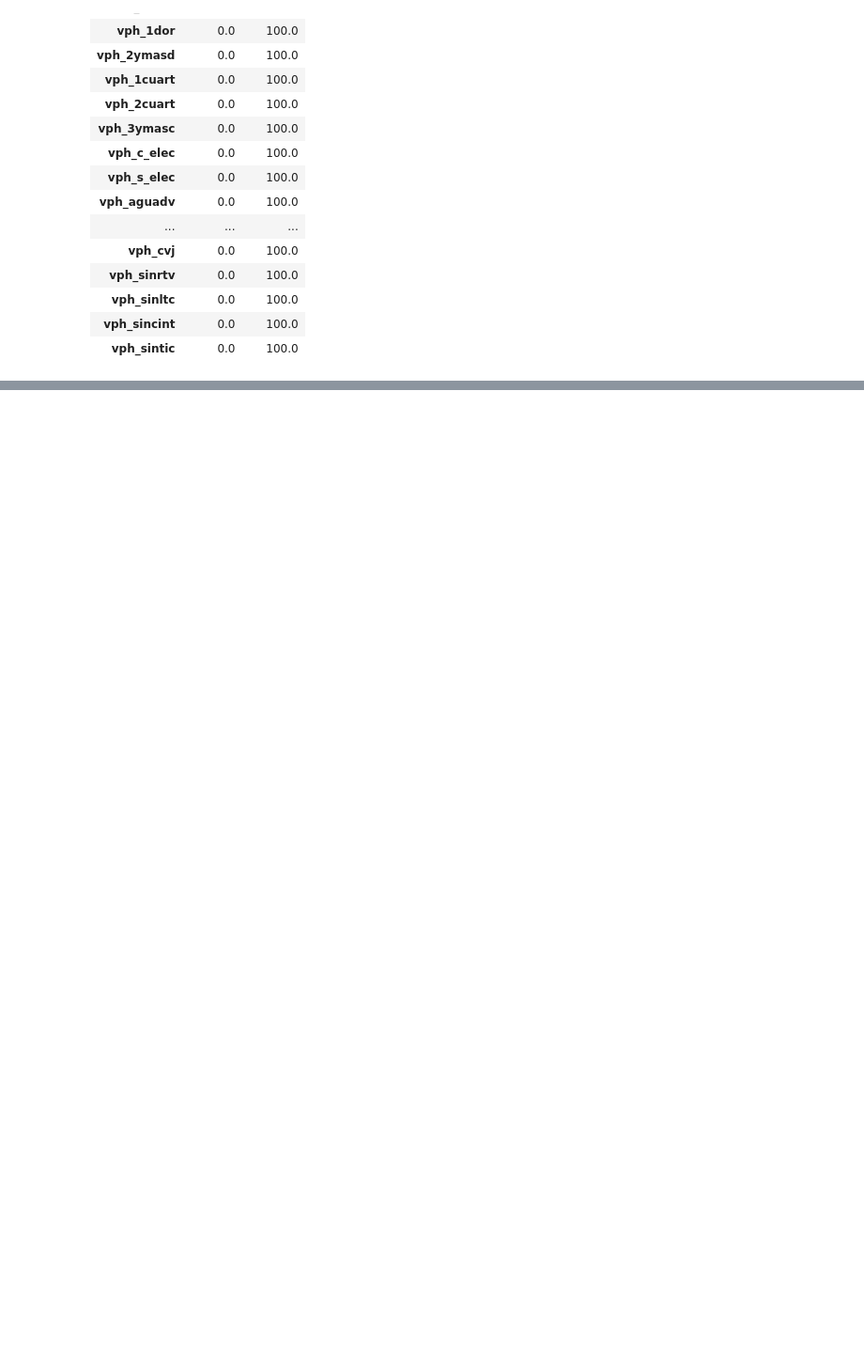
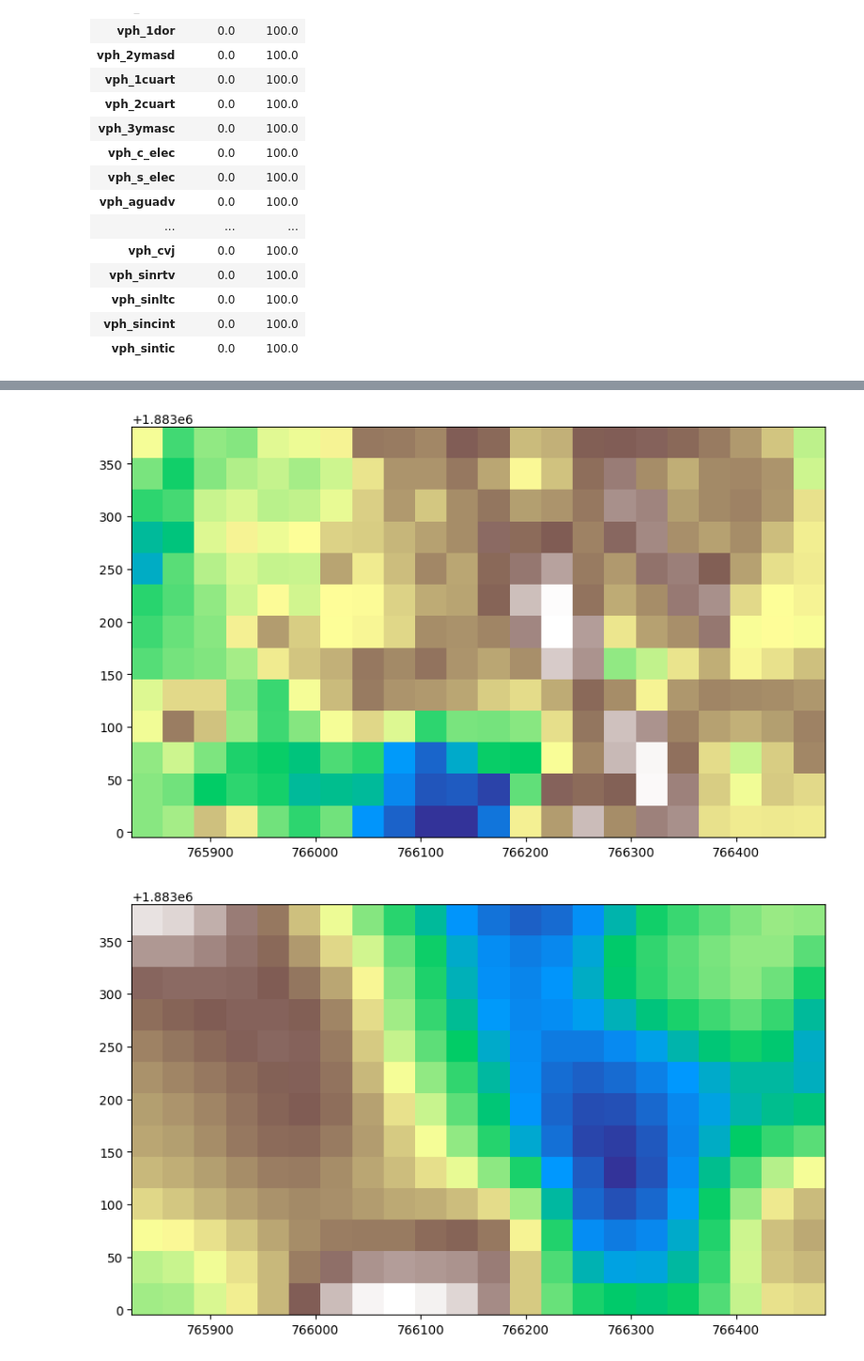
Before and after one commit to claudiodanielpc/proyecto_infotec, a Jupyter notebook: preproc_info_inegi.ipynb, the cells around one changed output, grey strips where cells are left out. Shown at 94% size. Drawn from its saved outputs; the diff is of its cells as text; code cells hidden in the pictures; blank space fills up the shorter version.

```diff
--- a/preproc_info_inegi.ipynb
+++ b/preproc_info_inegi.ipynb
@@ -353,0 +410,4 @@ maximos_minimos
+# %%
+#Enlistar todas las imágenes
+imagenes=[x for x in os.listdir('datos/imagenes/Oaxaca') if x.endswith('.tif')]
+imagenes
@@ -353,0 +427,10 @@ maximos_minimos
+# %%
+#Graficar todas las imágenes
+for imagen in imagenes:
+    raster = rasterio.open("datos/imagenes/Oaxaca/"+imagen)
+    fig, ax = plt.subplots(figsize=(10, 10))
+    show(raster, ax=ax, cmap='terrain')
+    plt.show()
+# %% [output]
+[figure, added]
+[figure, added]
```
Also changed, not shown: parts of 15 cells of this notebook.
